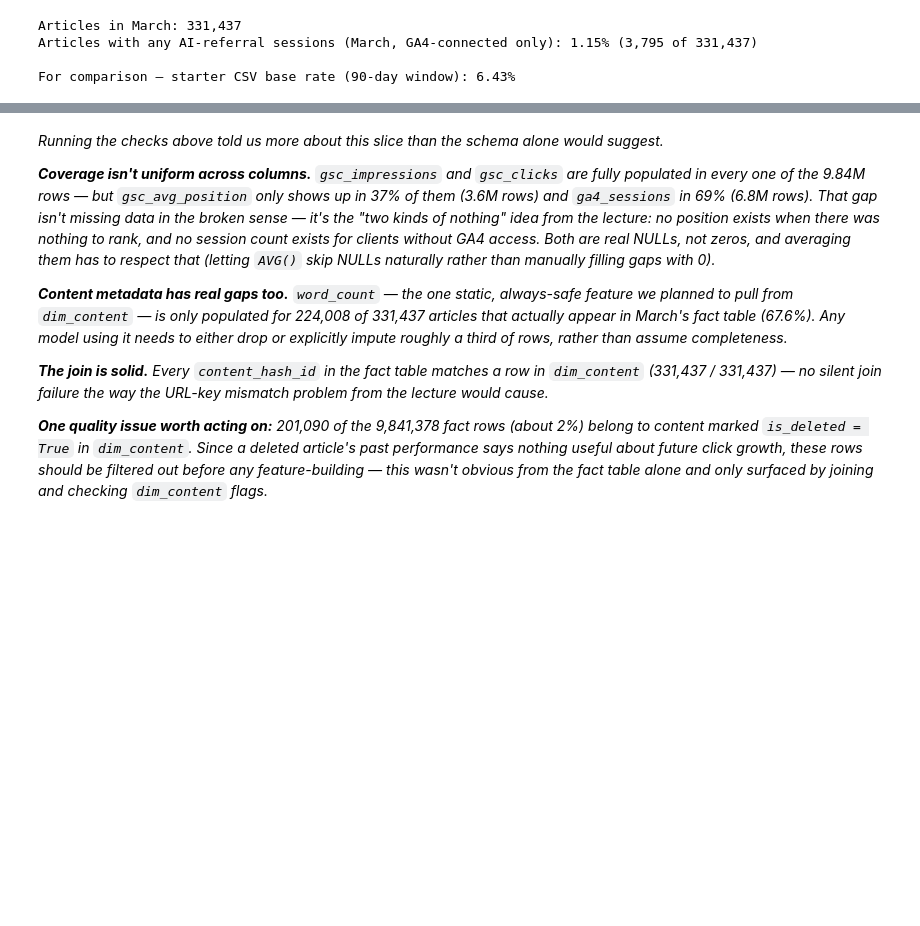
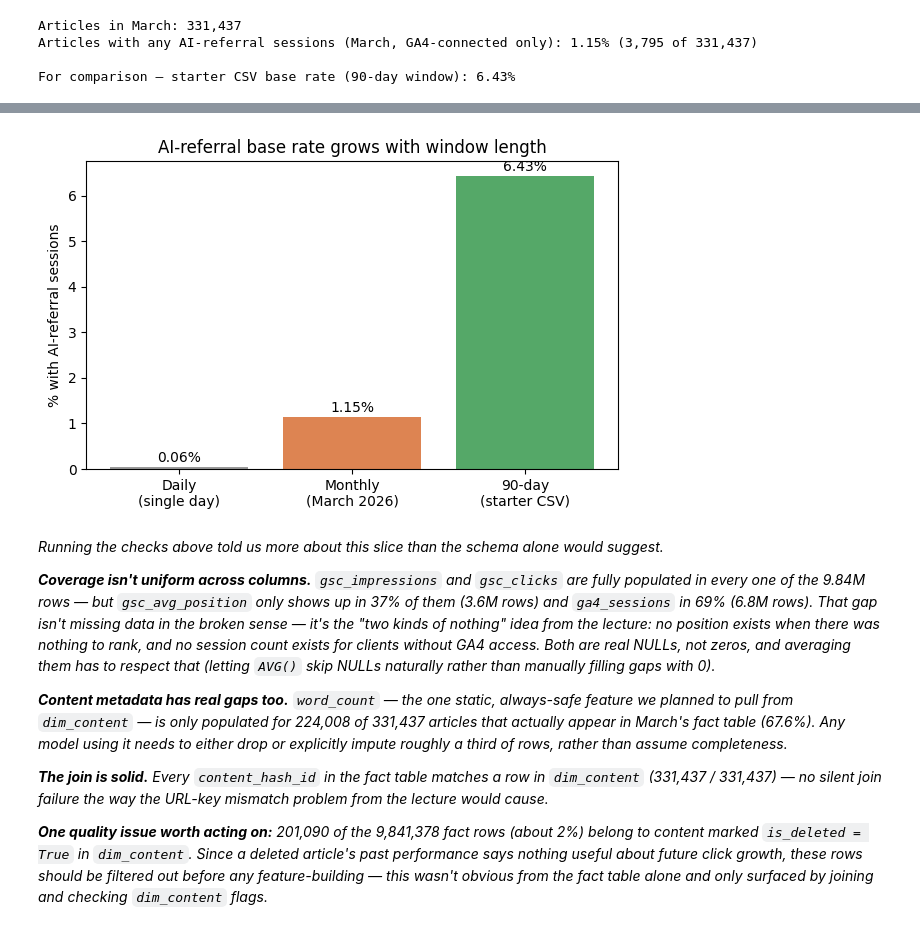
Before and after one commit to whozahm3d/flyrank-ml-internship, a Jupyter notebook: work/notebooks/w03_data_contract.ipynb, the cells around one changed output, grey strips where cells are left out. Cells and saved outputs as stored; diff of their text form; code cells hidden in the pictures; blank space fills up the shorter version.

```diff
--- a/work/notebooks/w03_data_contract.ipynb
+++ b/work/notebooks/w03_data_contract.ipynb
@@ -333,3 +349,19 @@ up on the full warehouse, not just the 30k-row sample it started from.*
+# %%
+grains = ["Daily\n(single day)", "Monthly\n(March 2026)", "90-day\n(starter CSV)"]
+rates = [0.0562, 1.15, 6.43]
+
+fig, ax = plt.subplots(figsize=(6, 4))
+bars = ax.bar(grains, rates, color=["#999999", "#DD8452", "#55A868"])
+ax.set_ylabel("% with AI-referral sessions")
+ax.set_title("AI-referral base rate grows with window length")
+for bar, v in zip(bars, rates):
+    ax.text(bar.get_x() + bar.get_width()/2, v + 0.1, f"{v:.2f}%", ha="center")
+
+plt.tight_layout()
+plt.savefig("work/figures/w03_ai_rate_by_grain.png", dpi=150, bbox_inches="tight")
+plt.show()
+# %% [output]
+[figure, added]
 # %% [markdown]
 *Running the checks above told us more about this slice than the schema alone would suggest.*
 
```
Also changed, not shown: parts of 8 cells of this notebook.
